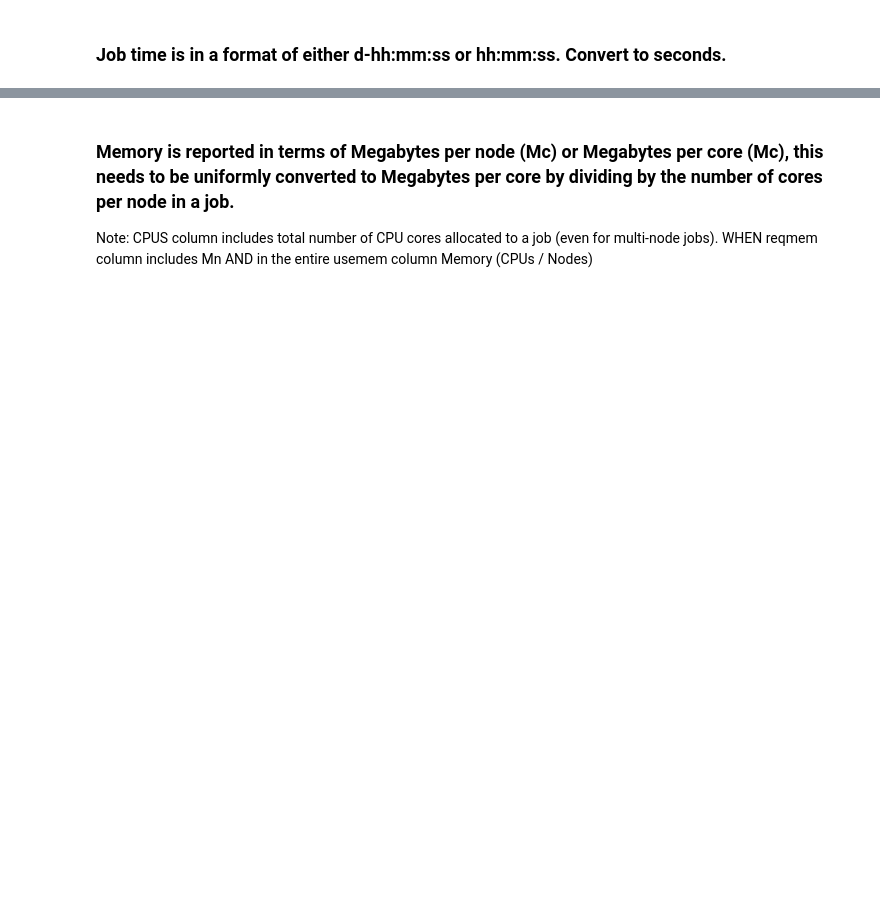
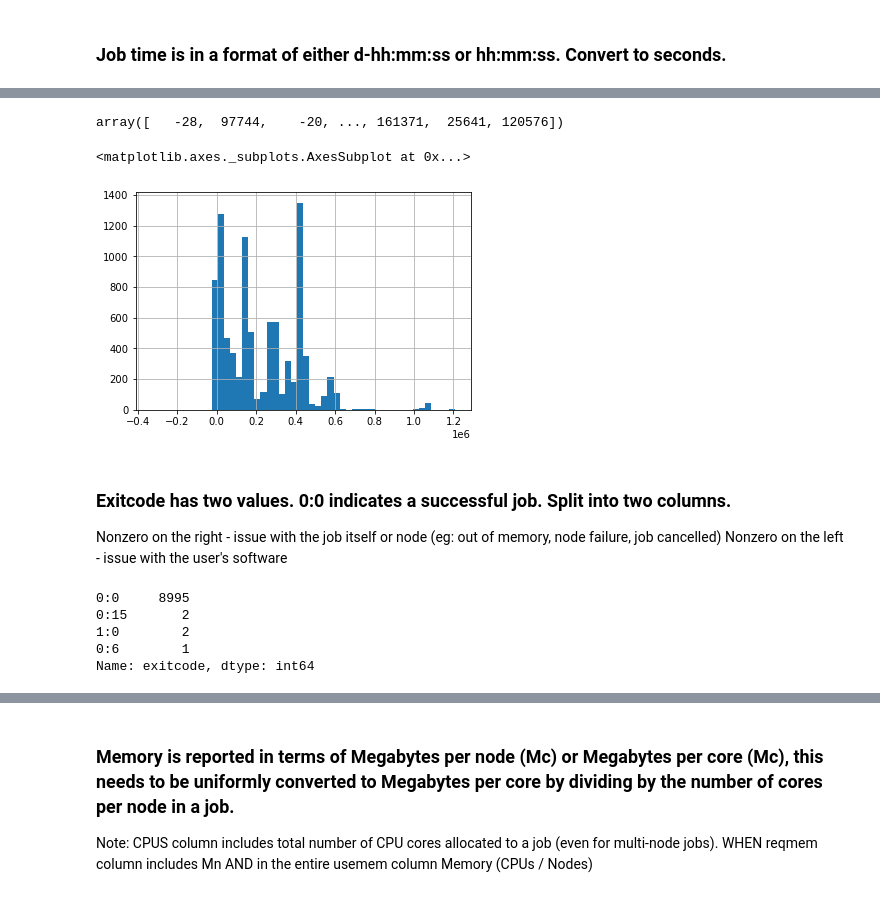
Before and after one commit to nss-data-science-cohort-4/dq2-accre-very-success, a Jupyter notebook: notebooks/accre.ipynb, the cells around one changed output, grey strips where cells are left out. Cells and saved outputs as stored; diff of their text form; code cells hidden in the pictures; blank space fills up the shorter version.

Commit message:
Finalized code for cleaning with MP. Adjusted several column names. Reordered flow of code for efficiency.

```diff
--- a/notebooks/accre.ipynb
+++ b/notebooks/accre.ipynb
@@ -112,3 +93,0 @@ Name: partition, dtype: int64
-# %%
-#use Boolean mask and save df back to itself.
-accre = accre[accre['partition']=='production']
@@ -141,12 +143,11 @@ def convert_time_to_seconds(time):
 accre['reqtime'] = accre['reqtime'].apply(convert_time_to_seconds)
 accre['usedtime'] = accre['usedtime'].apply(convert_time_to_seconds)
 # %%
-#Create new column to reflect difference between requested time and used time.
+#Create new columns to reflect difference between requested time and used time.
+#Values - in seconds
 accre['time_diff'] = accre['reqtime'] - accre['usedtime']
+#Percent
+accre['time_pct_used'] = accre['usedtime'] / accre['reqtime'] * 100
-# %%
-# Adjust order of columns in dataframe
-accre = accre[['jobid', 'account', 'user', 'reqmem', 'usedmem', 'reqtime', 'usedtime','time_diff',
-       'nodes', 'cpus', 'partition', 'exitcode', 'state', 'nodelist']]
 # %%
 accre.info()
 # %% [output]
@@ -169,0 +195,21 @@ memory usage: 852.4+ KB
+# %%
+accre.time_diff.unique()
+# %% [output]
+array([   -28,  97744,    -20, ..., 161371,  25641, 120576])
+# %%
+accre.time_diff.hist(bins=50)
+# %% [output]
+<matplotlib.axes._subplots.AxesSubplot at 0x...>
+[figure, added]
+# %% [markdown]
+### Exitcode has two values. 0:0 indicates a successful job. Split into two columns.
+Nonzero on the right - issue with the job itself or node (eg: out of memory, node failure, job cancelled)
+Nonzero on the left - issue with the user's software
+# %%
+accre.exitcode.value_counts()
+# %% [output]
+0:0     8995
+0:15       2
+1:0        2
+0:6        1
+Name: exitcode, dtype: int64
```
Also changed, not shown: parts of 39 cells of this notebook.
